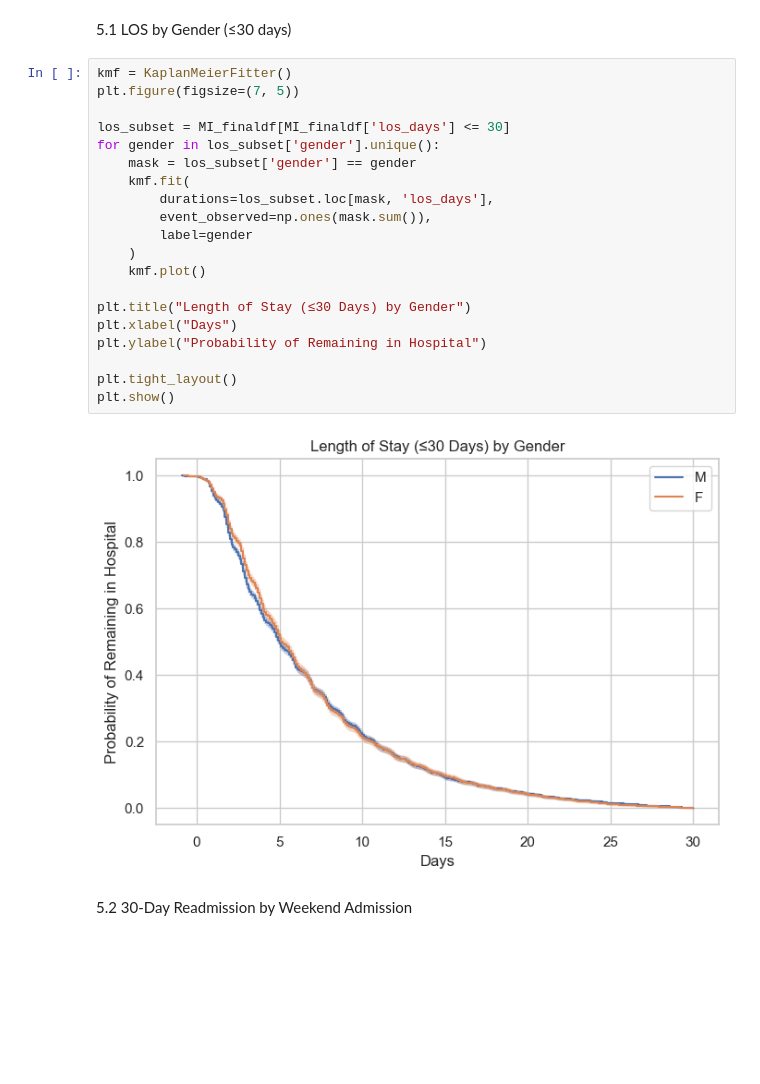
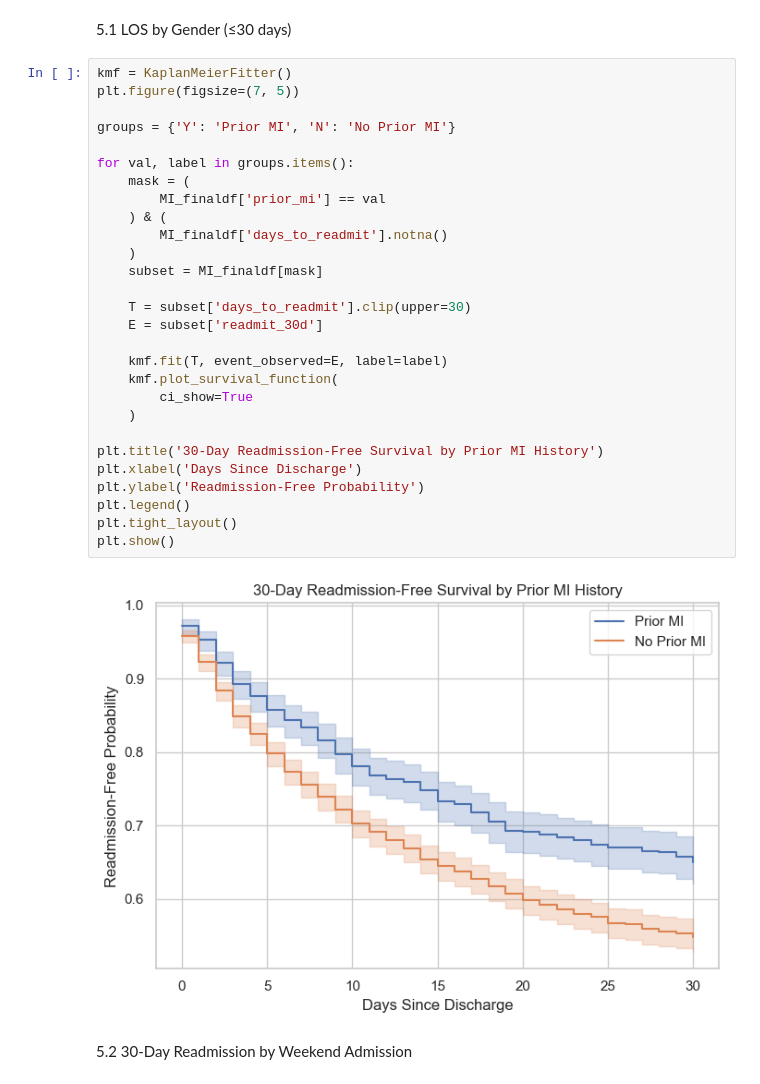
Before and after one commit to awn20222469/w1998467_FYP_MI_prediction, a Jupyter notebook: w1998467_Final.ipynb, the cells around one changed output. Drawn from its saved outputs; the diff is of its cells as text; blank space fills up the shorter version.

```diff
--- a/w1998467_Final.ipynb
+++ b/w1998467_Final.ipynb
@@ -3254,28 +3250,36 @@ plt.show()
 5. Kaplan-Meier Curves
 # %% [markdown]
 5.1 LOS by Gender (≤30 days)
-# %%
-kmf = KaplanMeierFitter()
-plt.figure(figsize=(7, 5))
-
-los_subset = MI_finaldf[MI_finaldf['los_days'] <= 30]
-for gender in los_subset['gender'].unique():
-    mask = los_subset['gender'] == gender
-    kmf.fit(
-        durations=los_subset.loc[mask, 'los_days'],
-        event_observed=np.ones(mask.sum()),
-        label=gender
-    )
-    kmf.plot()
-
-plt.title("Length of Stay (≤30 Days) by Gender")
-plt.xlabel("Days")
-plt.ylabel("Probability of Remaining in Hospital")
-
-plt.tight_layout()
-plt.show()
-# %% [output]
-[figure, removed]
+# %%
+kmf = KaplanMeierFitter()
+plt.figure(figsize=(7, 5))
+
+groups = {'Y': 'Prior MI', 'N': 'No Prior MI'}
+
+for val, label in groups.items():
+    mask = (
+        MI_finaldf['prior_mi'] == val
+    ) & (
+        MI_finaldf['days_to_readmit'].notna()
+    )
+    subset = MI_finaldf[mask]
+
+    T = subset['days_to_readmit'].clip(upper=30)
+    E = subset['readmit_30d']
+
+    kmf.fit(T, event_observed=E, label=label)
+    kmf.plot_survival_function(
+        ci_show=True
+    )
+
+plt.title('30-Day Readmission-Free Survival by Prior MI History')
+plt.xlabel('Days Since Discharge')
+plt.ylabel('Readmission-Free Probability')
+plt.legend()
+plt.tight_layout()
+plt.show()
+# %% [output]
+[figure, added]
 # %% [markdown]
 5.2 30-Day Readmission by Weekend Admission
 # %%
```
Also changed, not shown: parts of 21 cells of this notebook, 4 other files.
